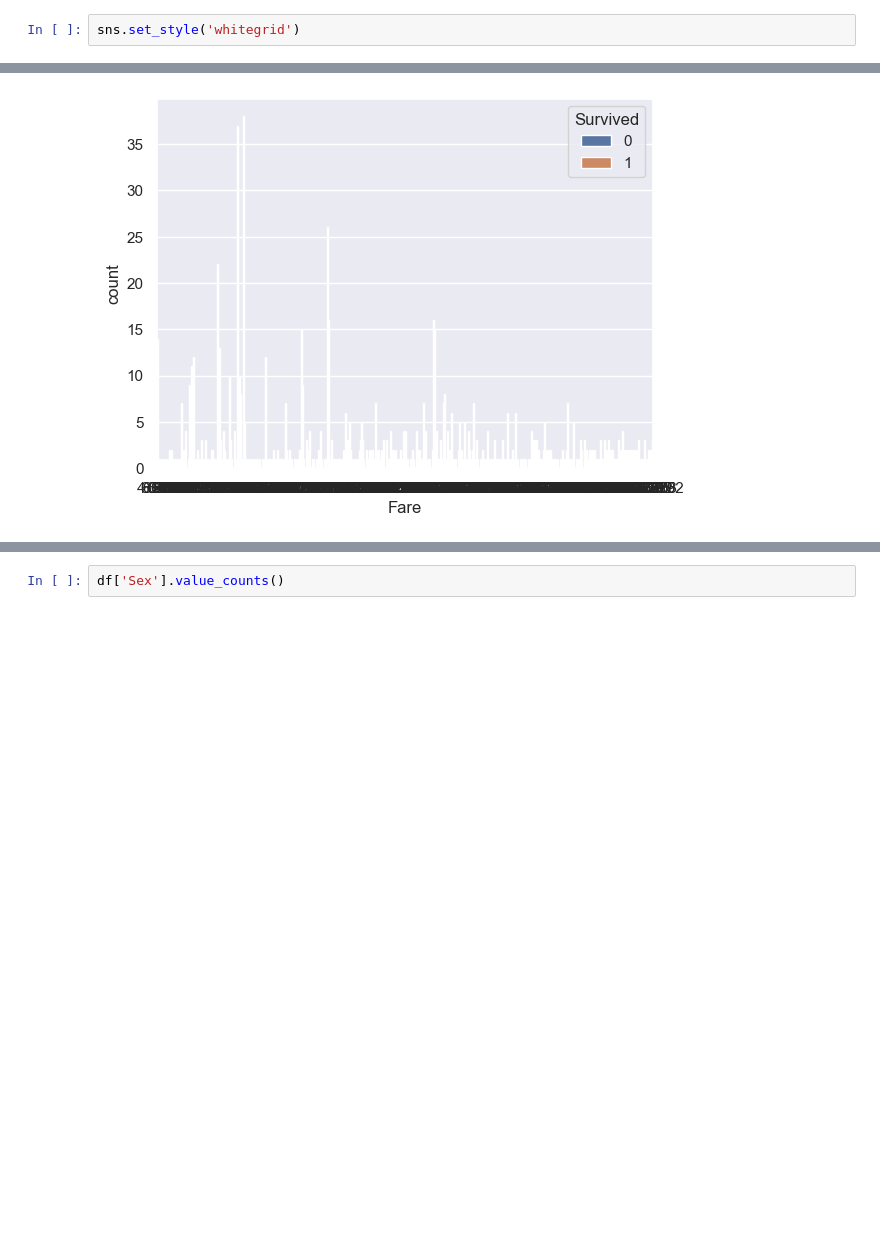
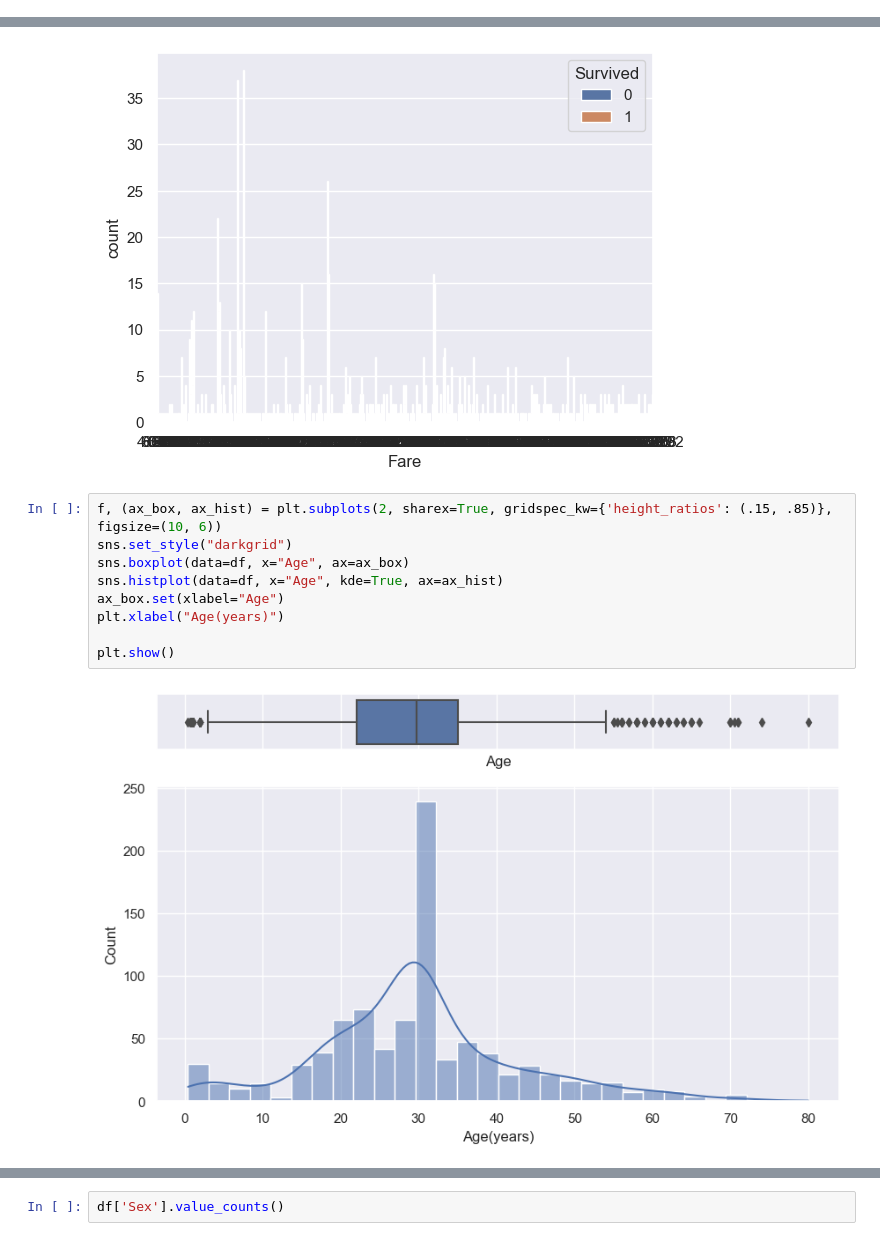
Before and after one commit to as-prateik/TITANIC-SURVIVAL-PREDICTION, a Jupyter notebook: code.ipynb, the cells around one changed output, grey strips where cells are left out. Drawn from its saved outputs; the diff is of its cells as text; blank space fills up the shorter version.

```diff
--- a/code.ipynb
+++ b/code.ipynb
@@ -26,8 +41,6 @@ from sklearn.metrics import accuracy_score
 "pyplot function makes some changes to a figure: e.g.,creates a figure, creates a plotting area in a figure, plots some lines in a plotting area, decorates the plot with labels, etc."
 "Seaborn is an amazing visualization library for statistical graphics plotting in Python. It provides beautiful default styles and color palettes to make statistical plots more attractive."
 "Sklearn is a Python library that is widely used for various machine learning tasks"
-# %%
-sns.set_style('whitegrid')
 # %% [markdown]
 Data collection and processing
 # %%
@@ -265,3 +283,14 @@ sns.countplot('Fare', hue='Survived' ,data=df)
 # %% [output]
 <AxesSubplot:xlabel='Fare', ylabel='count'>
 [figure]
+# %%
+f, (ax_box, ax_hist) = plt.subplots(2, sharex=True, gridspec_kw={'height_ratios': (.15, .85)}, figsize=(10, 6))
+sns.set_style("darkgrid")
+sns.boxplot(data=df, x="Age", ax=ax_box)
+sns.histplot(data=df, x="Age", kde=True, ax=ax_hist)
+ax_box.set(xlabel="Age")
+plt.xlabel("Age(years)")
+
+plt.show()
+# %% [output]
+[figure, added]
```
Also changed, not shown: parts of 9 cells of this notebook.
